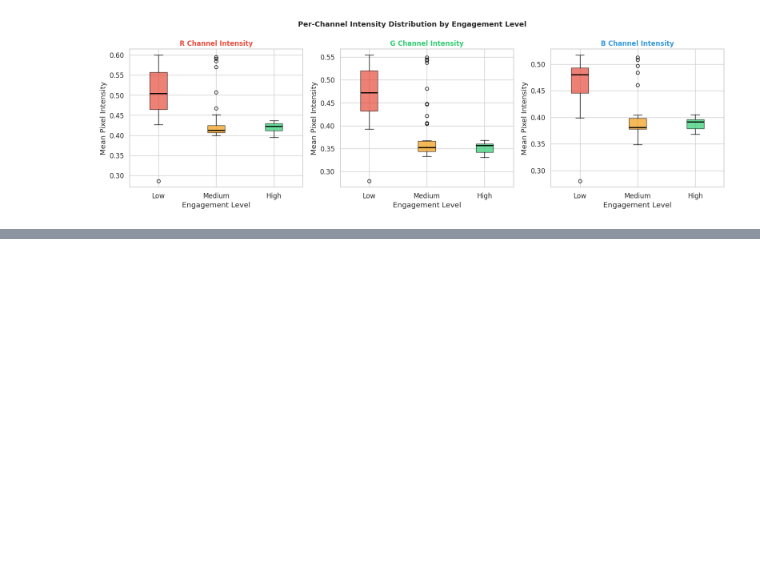
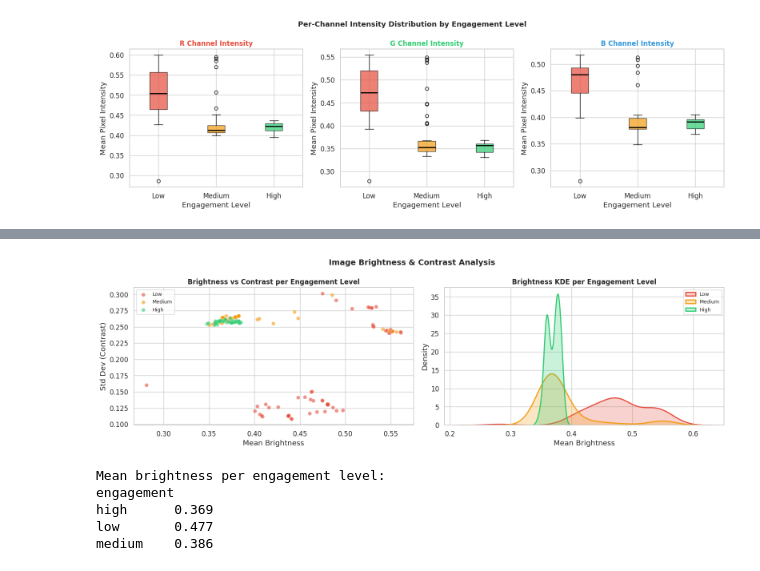
Before and after one commit to YasiniK/multimodal-student-cognitive-load-and-engagement-detection, a Jupyter notebook: Student_Engagement/se_eda_preprocessing.ipynb, the cells around one changed output, grey strips where cells are left out. Cells and saved outputs as stored; diff of their text form; code cells hidden in the pictures; blank space fills up the shorter version.

Commit message:
EDA: Brightness & Contrast Analysis

```diff
--- a/Student_Engagement/se_eda_preprocessing.ipynb
+++ b/Student_Engagement/se_eda_preprocessing.ipynb
@@ -526,0 +572,63 @@ plt.show()
+# %%
+N_BC = 60
+brightness, contrast, labels_bc = [], [], []
+
+for eng in ENGAGEMENT_LABELS:
+    subset = df[df['engagement'] == eng].sample(N_BC, random_state=RANDOM_STATE)
+    for _, row in subset.iterrows():
+        try:
+            img = io.imread(row['path'])
+            if img.ndim == 3:
+                gray = color.rgb2gray(img_as_float(img[..., :3]))
+            else:
+                gray = img_as_float(img)
+# Mean pixel value = brightness; std dev = contrast
+            brightness.append(gray.mean())
+            contrast.append(gray.std())
+            labels_bc.append(eng)
+        except Exception:
+            pass
+
+# Build a dataframe so we can easily group by engagement level for plotting
+bc_df = pd.DataFrame({'brightness': brightness, 'contrast': contrast, 'engagement': labels_bc})
+
+# Two subplots: scatter (brightness vs contrast) and KDE (brightness distribution)
+fig, axes = plt.subplots(1, 2, figsize=(16, 5))
+
+# Scatter plot
+for eng in ENGAGEMENT_LABELS:
+    sub = bc_df[bc_df['engagement'] == eng]
+    axes[0].scatter(sub['brightness'], sub['contrast'],
+                    c=PALETTE[eng], label=eng.capitalize(),
+                    alpha=0.6, s=45, edgecolors='white', linewidths=0.3)
+axes[0].set_title('Brightness vs Contrast per Engagement Level',
+                  fontsize=12, fontweight='bold')
+axes[0].set_xlabel('Mean Brightness')
+axes[0].set_ylabel('Std Dev (Contrast)')
+axes[0].legend(fontsize=9)
+
+# KDE for brightness
+for eng in ENGAGEMENT_LABELS:
+    sub = bc_df[bc_df['engagement'] == eng]
+    sns.kdeplot(sub['brightness'], ax=axes[1], label=eng.capitalize(),
+                color=PALETTE[eng], linewidth=2, fill=True, alpha=0.25)
+axes[1].set_title('Brightness KDE per Engagement Level',
+                  fontsize=12, fontweight='bold')
+axes[1].set_xlabel('Mean Brightness')
+axes[1].set_ylabel('Density')
+axes[1].legend(fontsize=9)
+
+plt.suptitle('Image Brightness & Contrast Analysis', fontsize=14, fontweight='bold')
+plt.tight_layout()
+plt.savefig(OUTPUT_DIR / 'eda_brightness_contrast.png', dpi=150, bbox_inches='tight')
+plt.show()
+
+print('\nMean brightness per engagement level:')
+print(bc_df.groupby('engagement')['brightness'].mean().round(3).to_string())
+# %% [output]
+[figure, added]
+Mean brightness per engagement level:
+engagement
+high      0.369
+low       0.477
+medium    0.386
```
Also changed, not shown: parts of 3 cells of this notebook.
